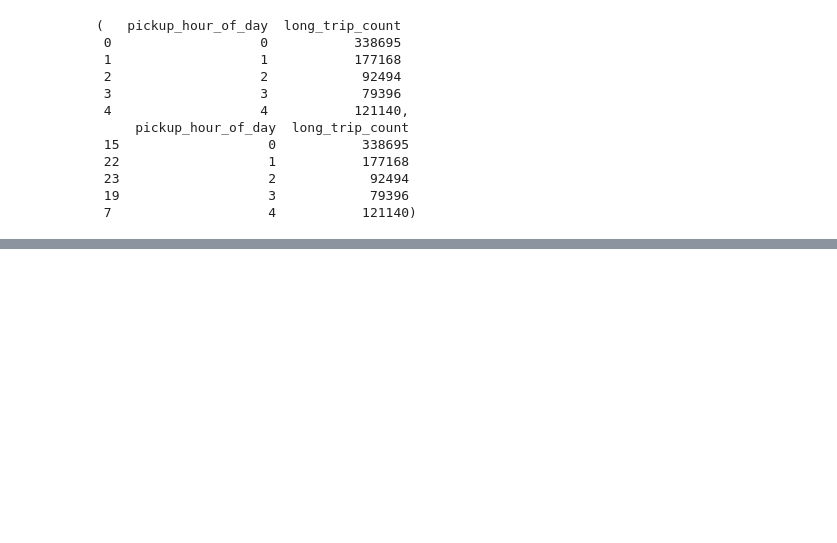
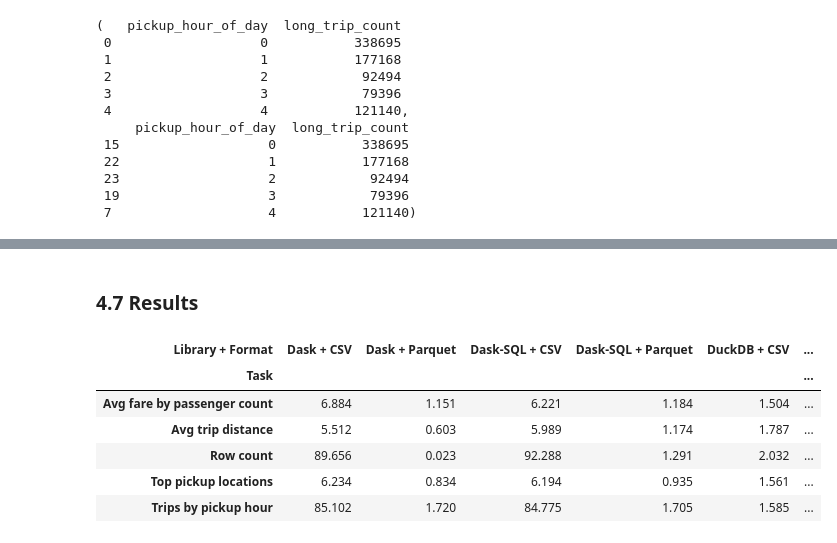
Before and after one commit to biljanaa33/big_data, a Jupyter notebook: assignment5.ipynb, the cells around one changed output, grey strips where cells are left out. Cells and saved outputs as stored; diff of their text form; code cells hidden in the pictures; blank space fills up the shorter version.

```diff
--- a/assignment_5_clean.ipynb
+++ b/assignment5.ipynb
@@ -1738,0 +1904,19 @@ performance_table
+# %%
+benchmark_results = []   # {"Library", "Format", "Task", "Time (s)"}
+
+csv_files = glob("benchmark_data/csv/*.csv")
+
+def run_benchmark(task, library, fmt, func):
+    start = time.perf_counter()
+    result = func()
+    elapsed = time.perf_counter() - start
+
+    benchmark_results.append({
+        "Library": library,
+        "Format": fmt,
+        "Task": task,
+        "Time (s)": elapsed,
+    })
+
+    print(f"[{library} + {fmt}] {task}: {elapsed:.4f} s")
+    return result
@@ -1738,0 +2281,22 @@ performance_table
+# %% [markdown]
+### 4.7 Results
+# %%
+results_df = pd.DataFrame(benchmark_results)
+results_df["Library + Format"] = results_df["Library"] + " + " + results_df["Format"]
+
+# Pivot: rows = tasks, columns = library+format combinations
+pivot = (
+    results_df
+    .pivot(index="Task", columns="Library + Format", values="Time (s)")
+    .round(3)
+)
+
+pivot
+# %% [output]
+| Library + Format | Dask + CSV | Dask + Parquet | Dask-SQL + CSV | Dask-SQL + Parquet | DuckDB + CSV | ... |
+| Task |  |  |  |  |  | ... |
+| Avg fare by passenger count | 6.884 | 1.151 | 6.221 | 1.184 | 1.504 | ... |
+| Avg trip distance | 5.512 | 0.603 | 5.989 | 1.174 | 1.787 | ... |
+| Row count | 89.656 | 0.023 | 92.288 | 1.291 | 2.032 | ... |
+| Top pickup locations | 6.234 | 0.834 | 6.194 | 0.935 | 1.561 | ... |
+| Trips by pickup hour | 85.102 | 1.720 | 84.775 | 1.705 | 1.585 | ... |
```
Also changed, not shown: parts of 42 cells of this notebook.
